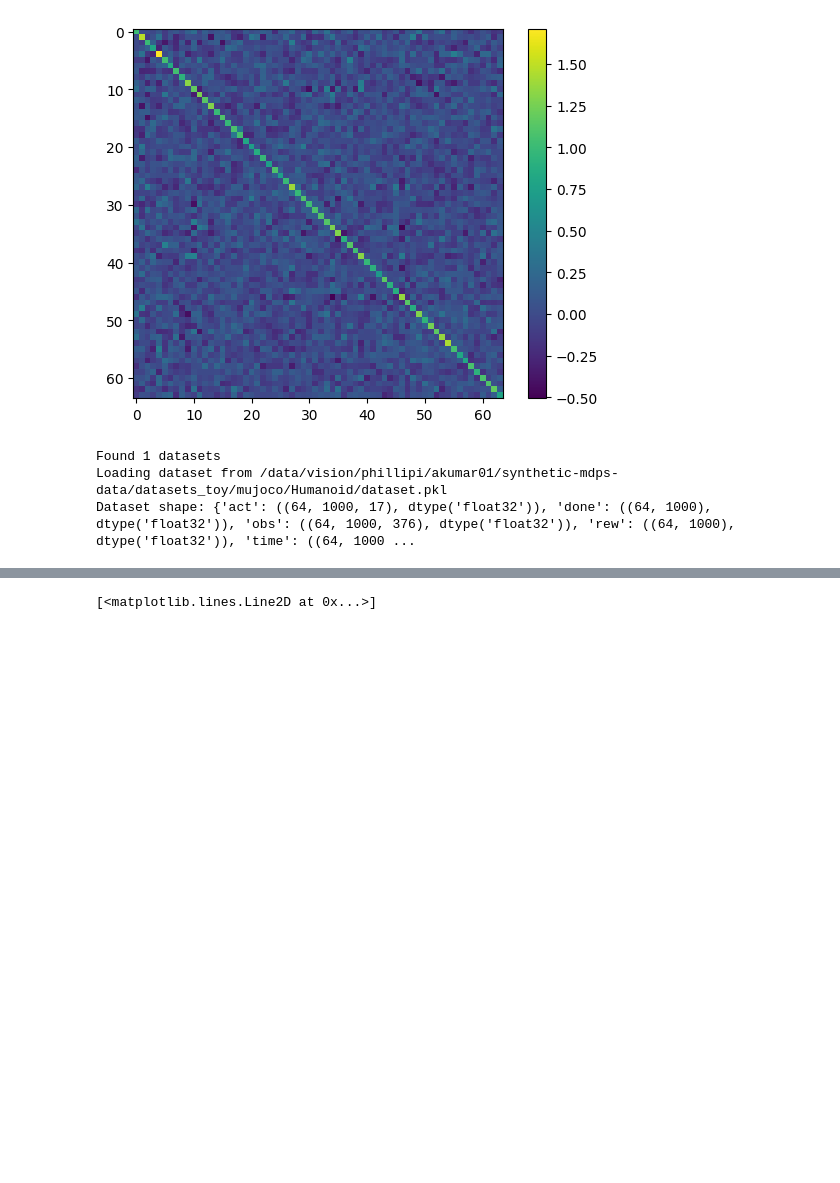
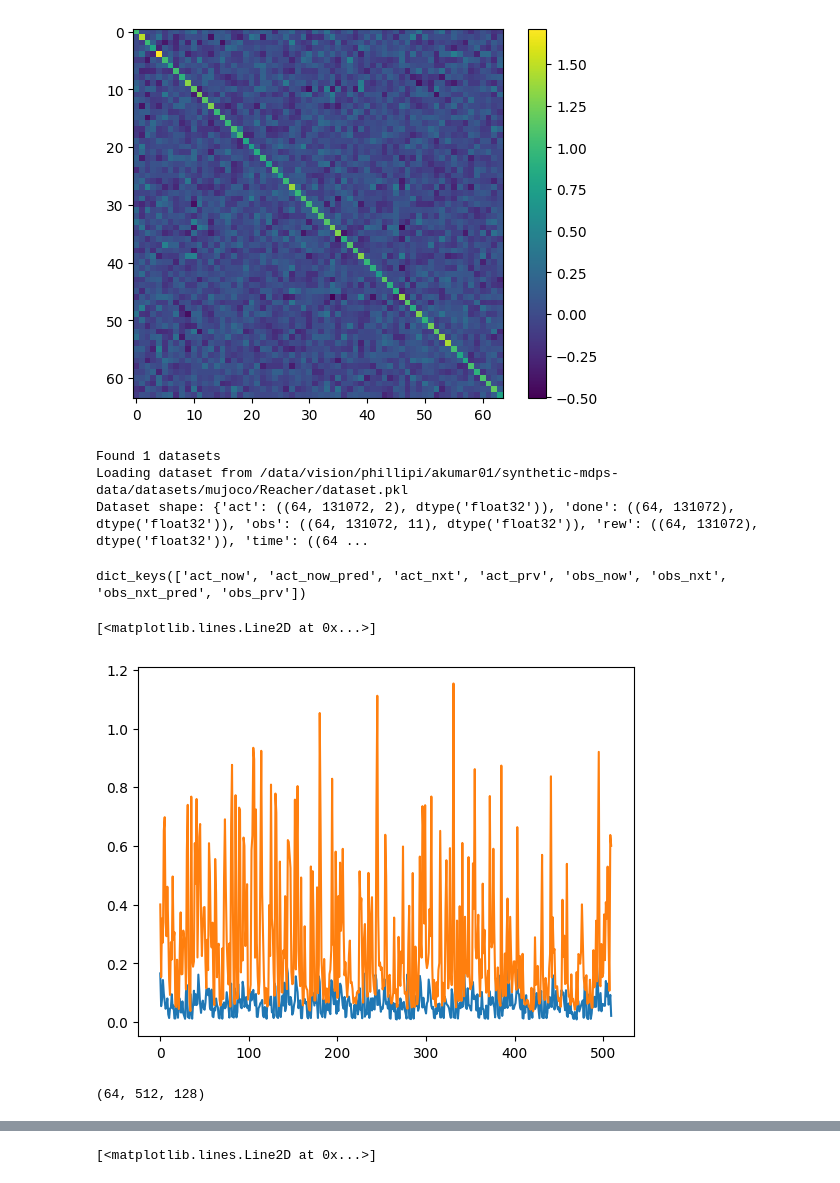
Before and after one commit to akarshkumar0101/synthetic-mdps, a Jupyter notebook: src/viz_data.ipynb, the cells around one changed output, grey strips where cells are left out. Cells and saved outputs as stored; diff of their text form; code cells hidden in the pictures; blank space fills up the shorter version.

```diff
--- a/src/viz_data.ipynb
+++ b/src/viz_data.ipynb
@@ -184,11 +196,30 @@ from icl_bc_ed import construct_dataset, sample_batch_from_dataset, augment_batc
 # %%
-dataset_train, dataset_test = construct_dataset([f"{data_dir}/datasets_toy/mujoco/Humanoid/dataset.pkl"], [], 64, 21, percent_dataset=(1.0, 1.0))
+dataset_train, dataset_test = construct_dataset([f"{data_dir}/datasets/mujoco/Reacher/dataset.pkl"], [], 128, 21, percent_dataset=(0.25, 1.0))
 # %% [output]
 Found 1 datasets
-Loading dataset from /data/vision/phillipi/akumar01/synthetic-mdps-data/datasets_toy/mujoco/Humanoid/dataset.pkl
-Dataset shape: {'act': ((64, 1000, 17), dtype('float32')), 'done': ((64, 1000), dtype('float32')), 'obs': ((64, 1000, 376), dtype('float32')), 'rew': ((64, 1000), dtype('float32')), 'time': ((64, 1000 ...
+Loading dataset from /data/vision/phillipi/akumar01/synthetic-mdps-data/datasets/mujoco/Reacher/dataset.pkl
+Dataset shape: {'act': ((64, 131072, 2), dtype('float32')), 'done': ((64, 131072), dtype('float32')), 'obs': ((64, 131072, 11), dtype('float32')), 'rew': ((64, 131072), dtype('float32')), 'time': ((64 ...
 # %%
 rng = jax.random.PRNGKey(0)
-batch = sample_batch_from_dataset(rng, dataset_train, 4096, 512, 512)
-
-batch = augment_batch(rng, batch, 1000000)
+rng, _rng = jax.random.split(rng)
+batch = sample_batch_from_dataset(rng, dataset_train, 64, 512, 512)
+rng, _rng = jax.random.split(rng)
+batch = augment_batch(rng, batch, 0)
+# %%
+agent_params = load_pkl(f"{data_dir}/train_bc_aug/all-Reacher/", "ckpt_0050000")['params']
+# %%
+result = jax.vmap(agent.apply, in_axes=(None, 0, 0, 0))(agent_params, batch['obs'], batch['act'], batch['time'])
+# %%
+result.keys()
+# %% [output]
+dict_keys(['act_now', 'act_now_pred', 'act_nxt', 'act_prv', 'obs_now', 'obs_nxt', 'obs_nxt_pred', 'obs_prv'])
+# %%
+plt.plot(((result['obs_nxt'] - result['obs_nxt_pred'])**2).mean(axis=-1).mean(axis=0))
+plt.plot(((result['act_now'] - result['act_now_pred'])**2).mean(axis=-1).mean(axis=0))
+# %% [output]
+[<matplotlib.lines.Line2D at 0x...>]
+[figure, added]
+# %%
+batch['obs'].shape
+# %% [output]
+(64, 512, 128)
```
Also changed, not shown: parts of 23 cells of this notebook, 16 other files.
